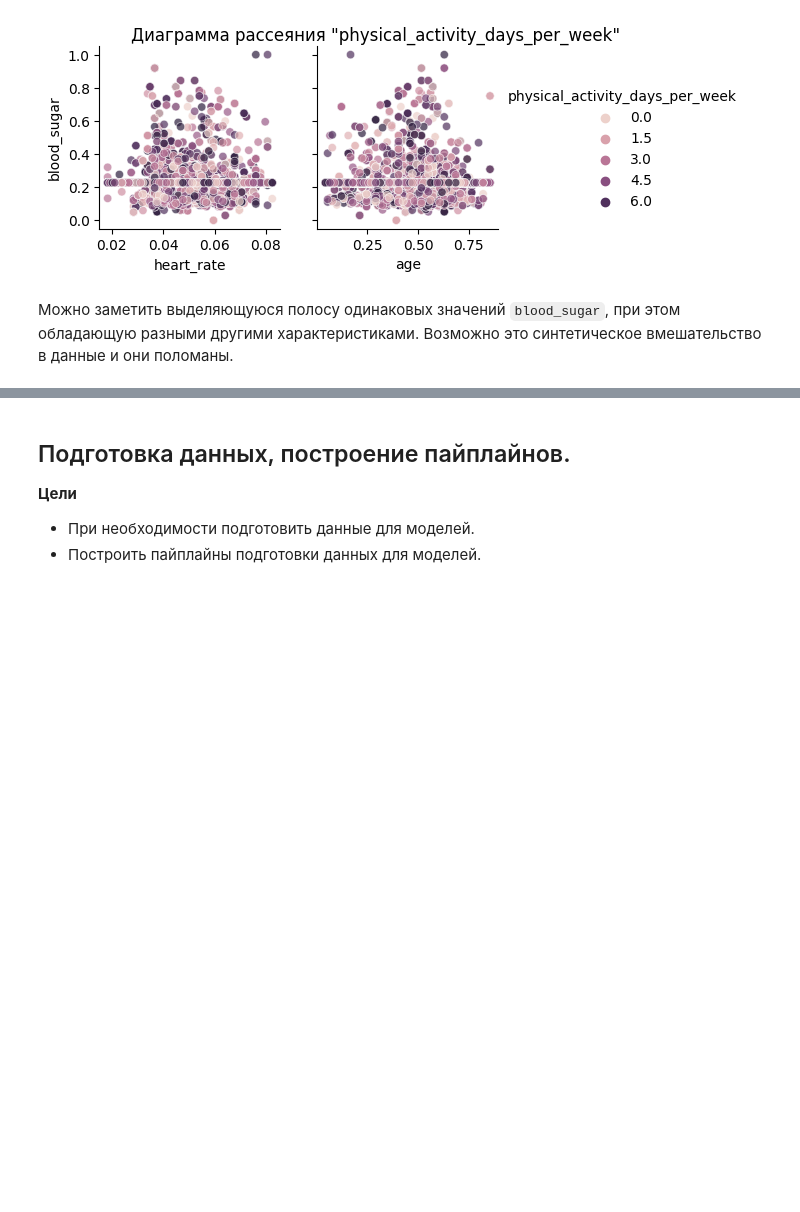
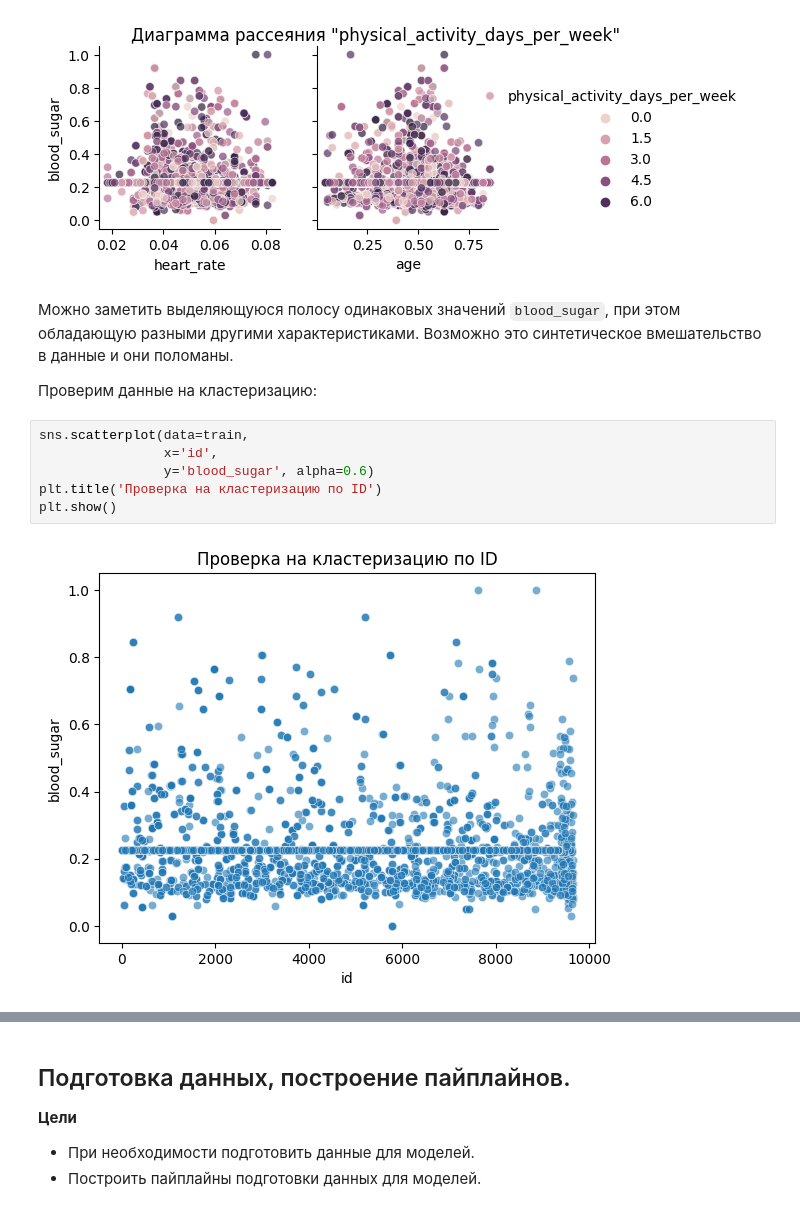
Before and after one commit to madLary/practicum-workshop-cvd-model, a Jupyter notebook: workshop-cdv-research.ipynb, the cells around one changed output, grey strips where cells are left out. Saved outputs shown, nothing was run; the diff lists cells and outputs as text; blank space fills up the shorter version.

```diff
--- a/workshop-cdv-research.ipynb
+++ b/workshop-cdv-research.ipynb
@@ -1371,3 +1371,13 @@ draw_scatterplots(train, X=['heart_rate', 'age'], Y='blood_sugar', discrete_feat
 [figure]
 # %% [markdown]
 Можно заметить выделяющуюся полосу одинаковых значений `blood_sugar`, при этом обладающую разными другими характеристиками. Возможно это синтетическое вмешательство в данные и они поломаны.
+
+Проверим данные на кластеризацию:
+# %%
+sns.scatterplot(data=train,
+                x='id',
+                y='blood_sugar', alpha=0.6)
+plt.title('Проверка на кластеризацию по ID')
+plt.show()
+# %% [output]
+[figure, added]
```
Also changed, not shown: parts of 1 cell of this notebook.
